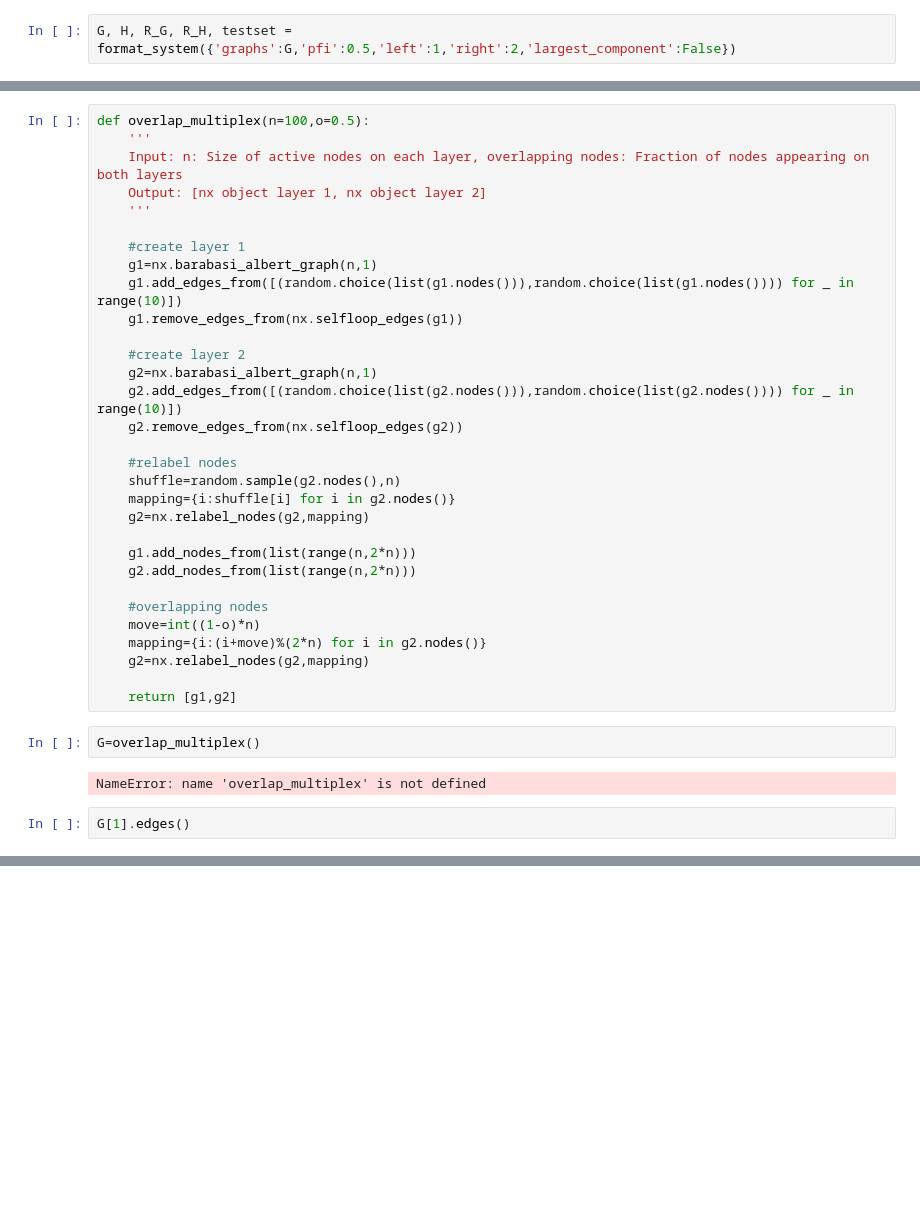
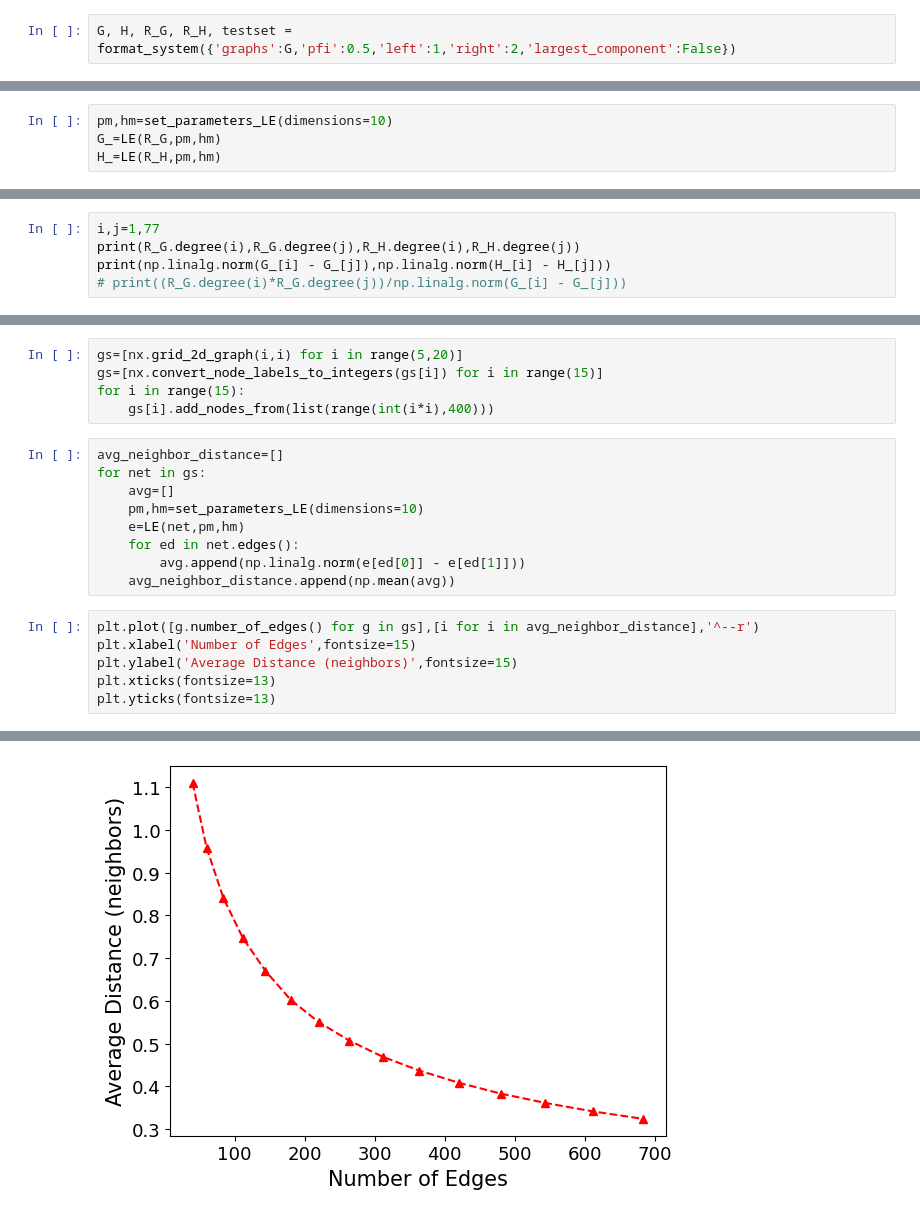
Before and after one commit to kaiser-dan/proj_naive-embedded-reconstruction, a Jupyter notebook: notebooks/ex/SP_n2v_Exp1.ipynb, the cells around one changed output, grey strips where cells are left out. Drawn from its saved outputs; the diff is of its cells as text; blank space fills up the shorter version.

```diff
--- a/notebooks/ex/SP_n2v_Exp1.ipynb
+++ b/notebooks/ex/SP_n2v_Exp1.ipynb
@@ -35,0 +317,4 @@ for e in testset:
+# %%
+pm,hm=set_parameters_LE(dimensions=10)
+G_=LE(R_G,pm,hm)
+H_=LE(R_H,pm,hm)
@@ -35,0 +333,5 @@ for e in testset:
+# %%
+i,j=1,77
+print(R_G.degree(i),R_G.degree(j),R_H.degree(i),R_H.degree(j))
+print(np.linalg.norm(G_[i] - G_[j]),np.linalg.norm(H_[i] - H_[j]))
+# print((R_G.degree(i)*R_G.degree(j))/np.linalg.norm(G_[i] - G_[j]))
@@ -141,37 +361,21 @@ random.choice(list(g.nodes()))
-# %%
-def overlap_multiplex(n=100,o=0.5):
-    '''
-    Input: n: Size of active nodes on each layer, overlapping nodes: Fraction of nodes appearing on both layers
-    Output: [nx object layer 1, nx object layer 2]
-    '''
-
-    #create layer 1
-    g1=nx.barabasi_albert_graph(n,1)
-    g1.add_edges_from([(random.choice(list(g1.nodes())),random.choice(list(g1.nodes()))) for _ in range(10)])
-    g1.remove_edges_from(nx.selfloop_edges(g1))
-
-    #create layer 2
-    g2=nx.barabasi_albert_graph(n,1)
-    g2.add_edges_from([(random.choice(list(g2.nodes())),random.choice(list(g2.nodes()))) for _ in range(10)])
-    g2.remove_edges_from(nx.selfloop_edges(g2))
-
-    #relabel nodes
-    shuffle=random.sample(g2.nodes(),n)
-    mapping={i:shuffle[i] for i in g2.nodes()}
-    g2=nx.relabel_nodes(g2,mapping)
-
-    g1.add_nodes_from(list(range(n,2*n)))
-    g2.add_nodes_from(list(range(n,2*n)))
-
-    #overlapping nodes
-    move=int((1-o)*n)
-    mapping={i:(i+move)%(2*n) for i in g2.nodes()}
-    g2=nx.relabel_nodes(g2,mapping)
-
-    return [g1,g2]
-# %%
-G=overlap_multiplex()
-# %% [output]
-NameError: name 'overlap_multiplex' is not defined
-# %%
-G[1].edges()
+# %%
+gs=[nx.grid_2d_graph(i,i) for i in range(5,20)]
+gs=[nx.convert_node_labels_to_integers(gs[i]) for i in range(15)]
+for i in range(15):
+    gs[i].add_nodes_from(list(range(int(i*i),400)))
+# %%
+avg_neighbor_distance=[]
+for net in gs:
+    avg=[]
+    pm,hm=set_parameters_LE(dimensions=10)
+    e=LE(net,pm,hm)
+    for ed in net.edges():
+        avg.append(np.linalg.norm(e[ed[0]] - e[ed[1]]))
+    avg_neighbor_distance.append(np.mean(avg))
+# %%
+plt.plot([g.number_of_edges() for g in gs],[i for i in avg_neighbor_distance],'^--r')
+plt.xlabel('Number of Edges',fontsize=15)
+plt.ylabel('Average Distance (neighbors)',fontsize=15)
+plt.xticks(fontsize=13)
+plt.yticks(fontsize=13)
+# %% [output]
@@ -177,0 +394 @@ G[1].edges()
+[figure, added]
```
Also changed, not shown: parts of 19 cells of this notebook.
